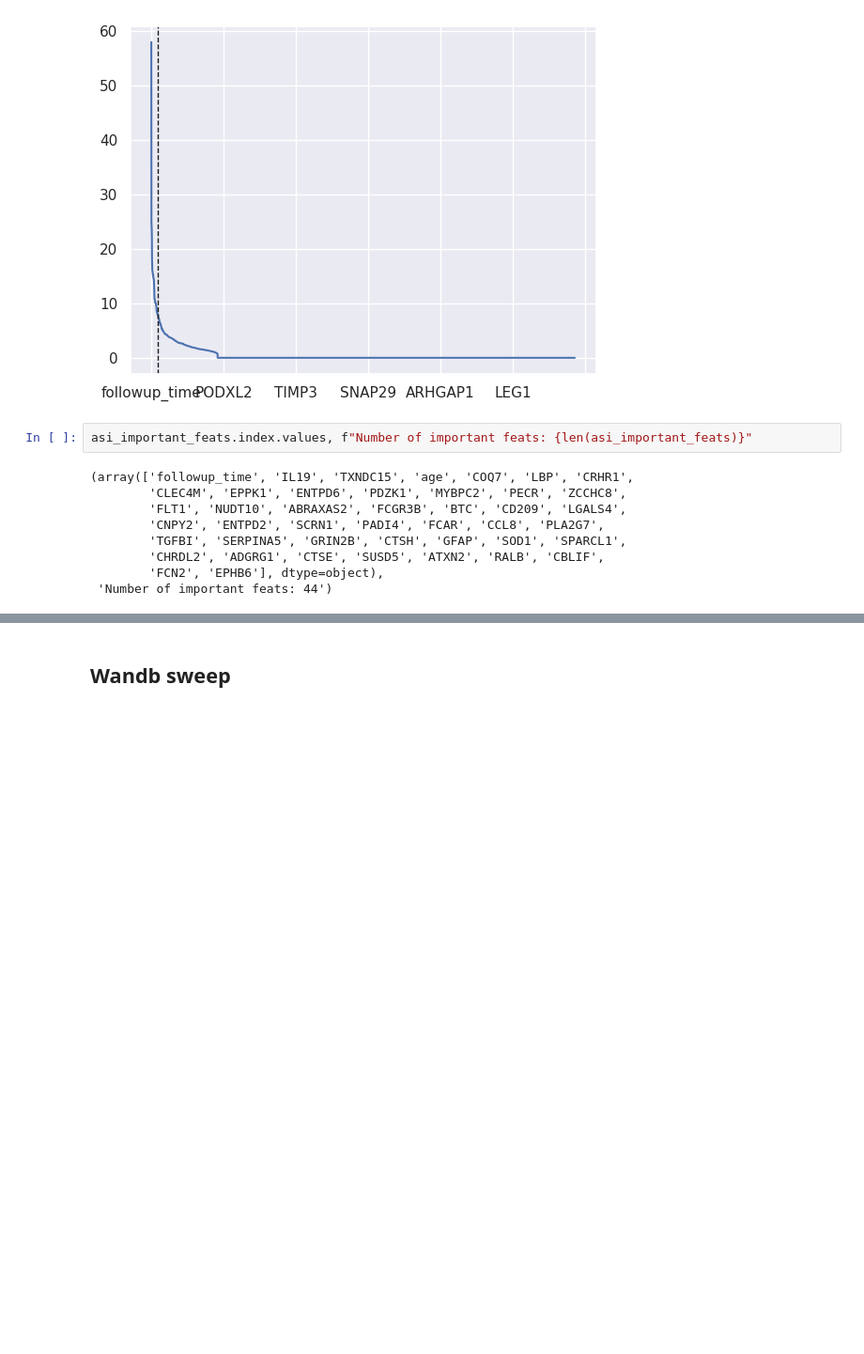
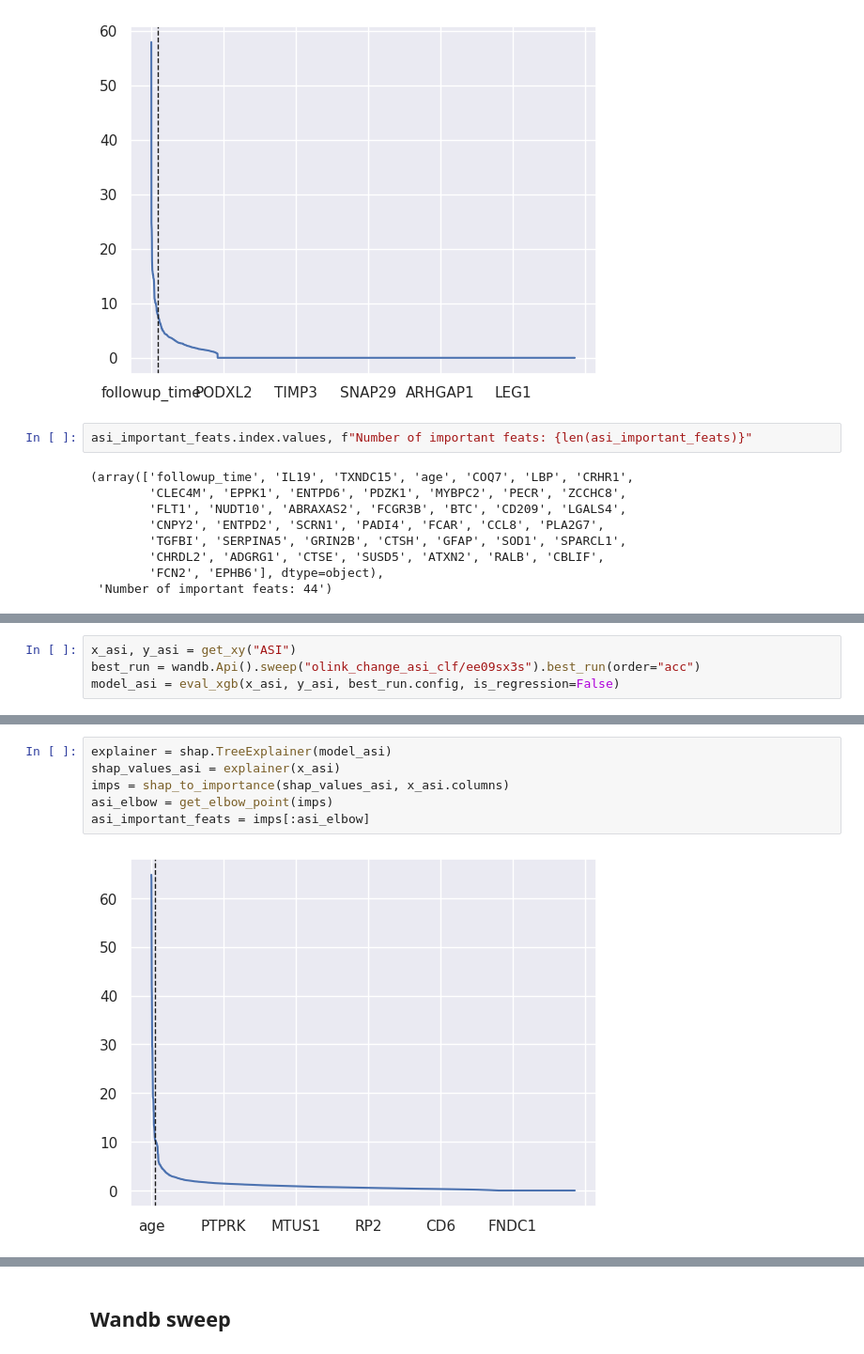
Before and after one commit to ipolharvard/biobank_olink, a Jupyter notebook: notebooks/biomarkers_bp_change.ipynb, the cells around one changed output, grey strips where cells are left out. Shown at 94% size. Cells and saved outputs as stored; diff of their text form; blank space fills up the shorter version.

```diff
--- a/notebooks/biomarkers_bp_change.ipynb
+++ b/notebooks/biomarkers_bp_change.ipynb
@@ -340,0 +373,4 @@ shap.summary_plot(shap_values_asi, x_asi.to_pandas(), max_display=min(len(asi_im
+# %%
+x_asi, y_asi = get_xy("ASI")
+best_run = wandb.Api().sweep("olink_change_asi_clf/ee09sx3s").best_run(order="acc")
+model_asi = eval_xgb(x_asi, y_asi, best_run.config, is_regression=False)
@@ -340,0 +396,8 @@ shap.summary_plot(shap_values_asi, x_asi.to_pandas(), max_display=min(len(asi_im
+# %%
+explainer = shap.TreeExplainer(model_asi)
+shap_values_asi = explainer(x_asi)
+imps = shap_to_importance(shap_values_asi, x_asi.columns)
+asi_elbow = get_elbow_point(imps)
+asi_important_feats = imps[:asi_elbow]
+# %% [output]
+[figure, added]
```
Also changed, not shown: parts of 14 cells of this notebook.
